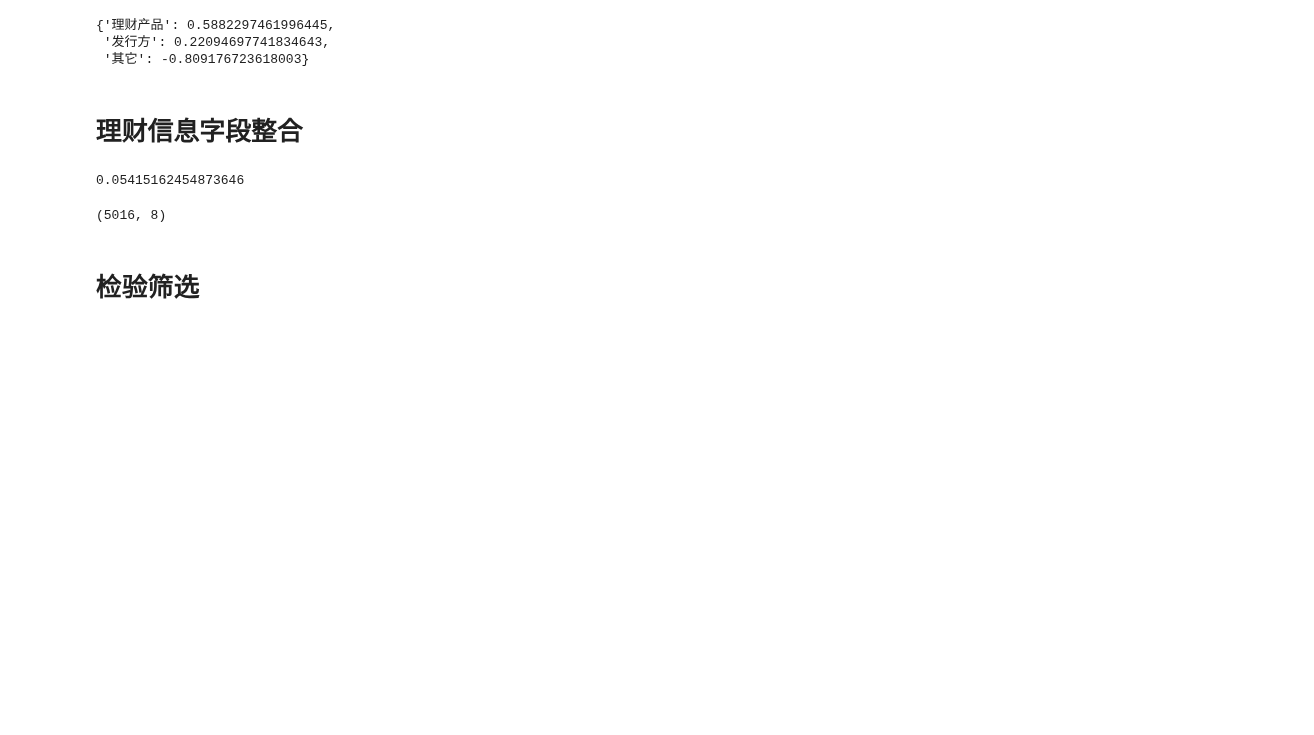
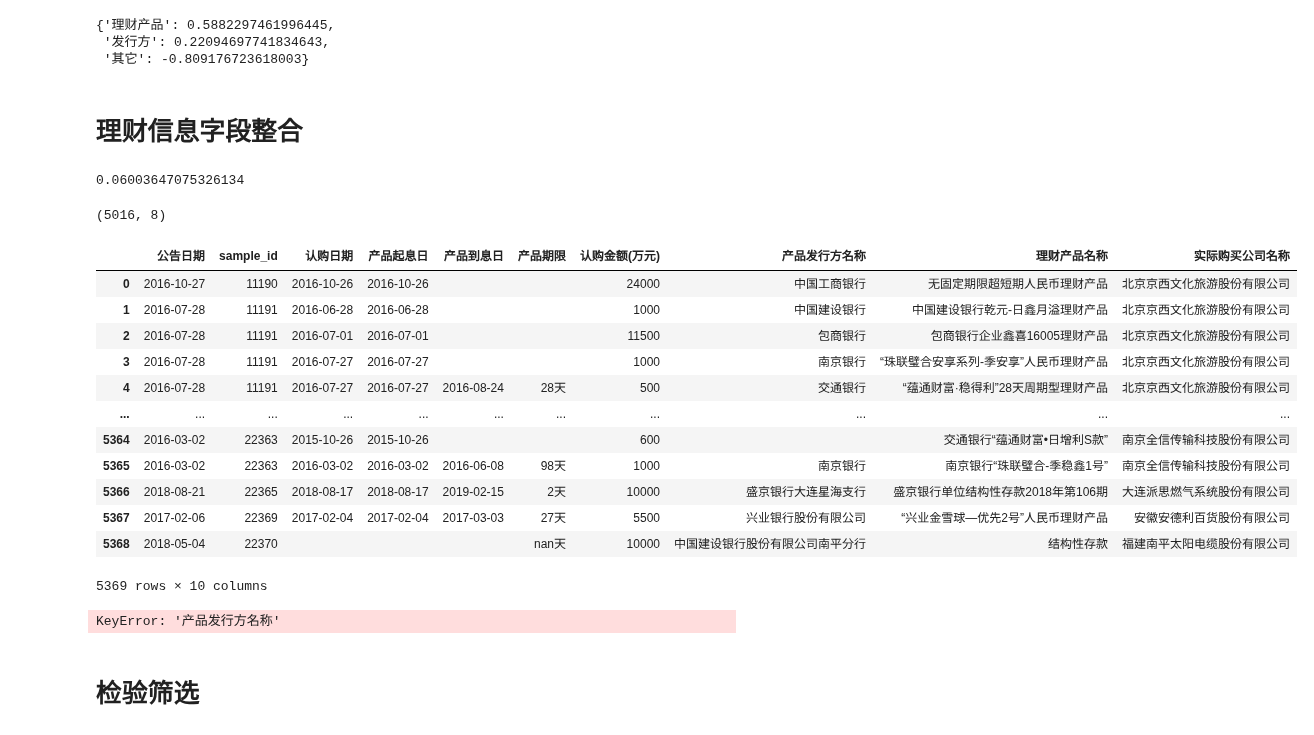
Before and after one commit to lsqlhl5862/baseline_qqcywdj, a Jupyter notebook: baseline_text_only.ipynb, the cells around one changed output. Saved outputs shown, nothing was run; the diff lists cells and outputs as text; code cells hidden in the pictures; blank space fills up the shorter version.

Commit message:
baseline_text_only

```diff
--- a/baseline_text_only.ipynb
+++ b/baseline_text_only.ipynb
@@ -805,7 +1096,7 @@ from fuzzywuzzy import fuzz
 from src.time_extractor import TimeFinder
 import datetime
 
-data_file=pl.Path("datasets\sample_union.csv")
+data_file=pl.Path(r"D:\Work\数据挖掘\baseline_青青草原我的家\2_test_result.csv")
 
 data_df=pd.read_csv(data_file)
 # %%
@@ -916,6 +1207,9 @@ def get_answer_matrix(result_matrix,sample_id=None):
     temp_single['产品发行方名称'] = []
     temp_single['理财产品名称'] = []
     temp_single['sample_id'] = []
+
+    temp_single["实际购买公司名称"]=[]
+
 
     if(sample_id is not None):
         result_matrix=result_matrix[result_matrix["sample_id"]==sample_id]
@@ -1119,9 +1413,11 @@ def get_answer_matrix(result_matrix,sample_id=None):
             temp_single['产品到息日'].append(coupon_dt)
             temp_single['产品期限'] .append(time_limit)
             temp_single['认购金额(万元)'].append(amt)
-            temp_single['产品发行方名称'] .append(counter_name)
+            temp_single['产品发行方名称'] .append(counter_name.replace(" ",""))
             temp_single['理财产品名称'] .append(product_name)
             temp_single['sample_id'].append(sample_id)
+
+            temp_single["实际购买公司名称"].append(tmp_df[4])
 
     temp_single=pd.DataFrame(temp_single)
     return temp_single
@@ -1136,16 +1434,16 @@ val_temp_single=get_answer_matrix(result_dict)
       P = len(curr)/len(val_pred)
       return 2*P*R/(P+R)
 
-  r = pd.merge(val_df[['sample_id']], train_outputs, on='sample_id', how='left')
-  val_true = r['sample_id'].astype(str) + r['理财产品名称'].astype(str) + r['认购金额(万元)'].astype(str)+ r['认购日期'].astype(str) + r['产品起息日'].astype(str)+ r['产品到息日'].astype(str) + r['产品期限'].astype(str)+r['产品发行方名称'].astype(str)
-    # r.to_excel("result_after_drop.xlsx",index=None)
+r = pd.merge(val_df[['sample_id']], train_outputs, on='sample_id', how='left')
+val_true = r['sample_id'].astype(str) + r['理财产品名称'].astype(str) + r['认购金额(万元)'].astype(str)+ r['认购日期'].astype(str) + r['产品起息日'].astype(str)+ r['产品到息日'].astype(str)+ r['产品期限'].astype(str)+r['产品发行方名称'].astype(str)+r["实际购买公司名称"].astype(str)
+# r.to_excel("result_after_drop.xlsx",index=None)
 
 r=val_temp_single
 
 
-val_pred = r['sample_id'].astype(str) + r['理财产品名称'].astype(str) + r['认购金额(万元)'].astype(str) + r['认购日期'].astype(str) + r['产品起息日'].astype(str)+ r['产品到息日'].astype(str) + r['产品期限'].astype(str)+r['产品发行方名称'].astype(str)
+val_pred = r['sample_id'].astype(str) + r['理财产品名称'].astype(str) + r['认购金额(万元)'].astype(str) + r['认购日期'].astype(str) + r['产品起息日'].astype(str)+ r['产品到息日'].astype(str) + r['产品期限'].astype(str)+r['产品发行方名称'].astype(str)+r["实际购买公司"].astype(str)
 score = get_F1(val_pred, val_true)
 score
 # %% [output]
-0.05415162454873646
+0.06003647075326134
 # %%
@@ -1153,4 +1451,52 @@ val_temp_single[val_temp_single["认购金额(万元)"]==""].shape
 # %% [output]
 (5016, 8)
+# %%
+def get_result(judge_title_result,time_list,gm_list,result_matrix):
+    # tmp_result=pd.merge(time_list,gm_list,on=["sample_id"])
+    # tmp_result["sample_id"]=tmp_rersult["sample_id"].astype(str)
+    r=result_matrix.fillna("").reset_index(drop=True)
+    i=0
+    i_list=[]
+    r["sample_id"]=r["sample_id"].astype(str)
+    result=pd.merge(time_list,r,on=["sample_id"]).reset_index(drop=True)
+    for index in r.index:
+        if r.loc[index].dropna().shape[0]<=5 or type(r.loc[index]["理财产品名称"]) is float or len(r.loc[index]["理财产品名称"])<2:
+            i_list.append(i)
+        i+=1
+    r=r.drop(i_list)
+    r=r.fillna("").applymap(lambda x:str(x).replace(" ",""))
+    # r=drop_judge(judge_title_result,r)
+
+
+
+    return result
+val_temp_single["sample_id"]=val_temp_single["sample_id"].astype(str)
+test_time["sample_id"]=test_time["sample_id"].astype(str)
+val_result=get_result(None,test_time,test_gm,val_temp_single)
+# test_result=get_result(None,test_time,test_gm,test_temp_single)
+# %%
+val_result
+val_result.to_excel("text_test_2210_result.xlsx")
+# %% [output]
+|  | 公告日期 | sample_id | 认购日期 | 产品起息日 | 产品到息日 | 产品期限 | 认购金额(万元) | 产品发行方名称 | 理财产品名称 | 实际购买公司名称 |
+| 0 | 2016-10-27 | 11190 | 2016-10-26 | 2016-10-26 |  |  | 24000 | 中国工商银行 | 无固定期限超短期人民币理财产品 | 北京京西文化旅游股份有限公司 |
+| 1 | 2016-07-28 | 11191 | 2016-06-28 | 2016-06-28 |  |  | 1000 | 中国建设银行 | 中国建设银行乾元-日鑫月溢理财产品 | 北京京西文化旅游股份有限公司 |
+| 2 | 2016-07-28 | 11191 | 2016-07-01 | 2016-07-01 |  |  | 11500 | 包商银行 | 包商银行企业鑫喜16005理财产品 | 北京京西文化旅游股份有限公司 |
+| 3 | 2016-07-28 | 11191 | 2016-07-27 | 2016-07-27 |  |  | 1000 | 南京银行 | “珠联璧合安享系列-季安享”人民币理财产品 | 北京京西文化旅游股份有限公司 |
+| 4 | 2016-07-28 | 11191 | 2016-07-27 | 2016-07-27 | 2016-08-24 | 28天 | 500 | 交通银行 | “蕴通财富·稳得利”28天周期型理财产品 | 北京京西文化旅游股份有限公司 |
+| ... | ... | ... | ... | ... | ... | ... | ... | ... | ... | ... |
+| 5364 | 2016-03-02 | 22363 | 2015-10-26 | 2015-10-26 |  |  | 600 |  | 交通银行“蕴通财富•日增利S款” | 南京全信传输科技股份有限公司 |
+| 5365 | 2016-03-02 | 22363 | 2016-03-02 | 2016-03-02 | 2016-06-08 | 98天 | 1000 | 南京银行 | 南京银行“珠联璧合-季稳鑫1号” | 南京全信传输科技股份有限公司 |
+| 5366 | 2018-08-21 | 22365 | 2018-08-17 | 2018-08-17 | 2019-02-15 | 2天 | 10000 | 盛京银行大连星海支行 | 盛京银行单位结构性存款2018年第106期 | 大连派思燃气系统股份有限公司 |
+| 5367 | 2017-02-06 | 22369 | 2017-02-04 | 2017-02-04 | 2017-03-03 | 27天 | 5500 | 兴业银行股份有限公司 | “兴业金雪球—优先2号”人民币理财产品 | 安徽安德利百货股份有限公司 |
+| 5368 | 2018-05-04 | 22370 |  |  |  | nan天 | 10000 | 中国建设银行股份有限公司南平分行 | 结构性存款 | 福建南平太阳电缆股份有限公司 |
+5369 rows × 10 columns
+# %%
+data_df1=val_result.drop(labels=["产品发行方名称"],axis=1)
+data_df2=pd.DataFrame()
+data_df2[["sample_id","理财产品名称","产品发行方名称","实际购买公司名称"]]=data_df[["sample_id","理财产品名称","产品发行方名称","实际购买公司名称"]]
+dafa_df3=pd.merge(data_df1,data_df2,on=["sample_id","理财产品名称","产品发行方名称"])
+# %% [output]
+KeyError: '产品发行方名称'
 # %% [markdown]
 # 检验筛选
```
Also changed, not shown: parts of 15 cells of this notebook.
